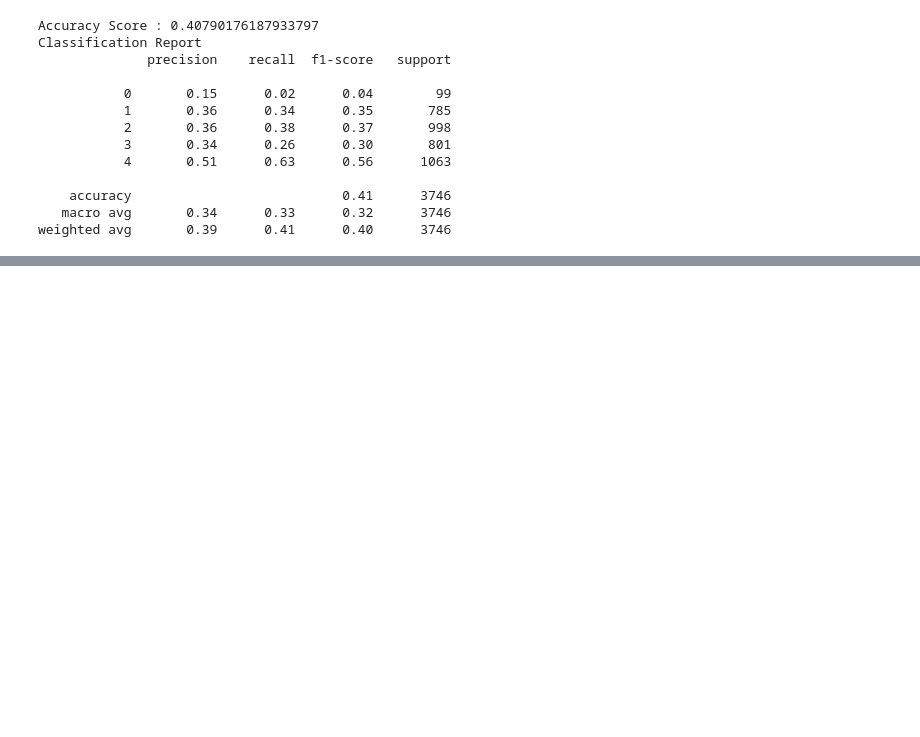
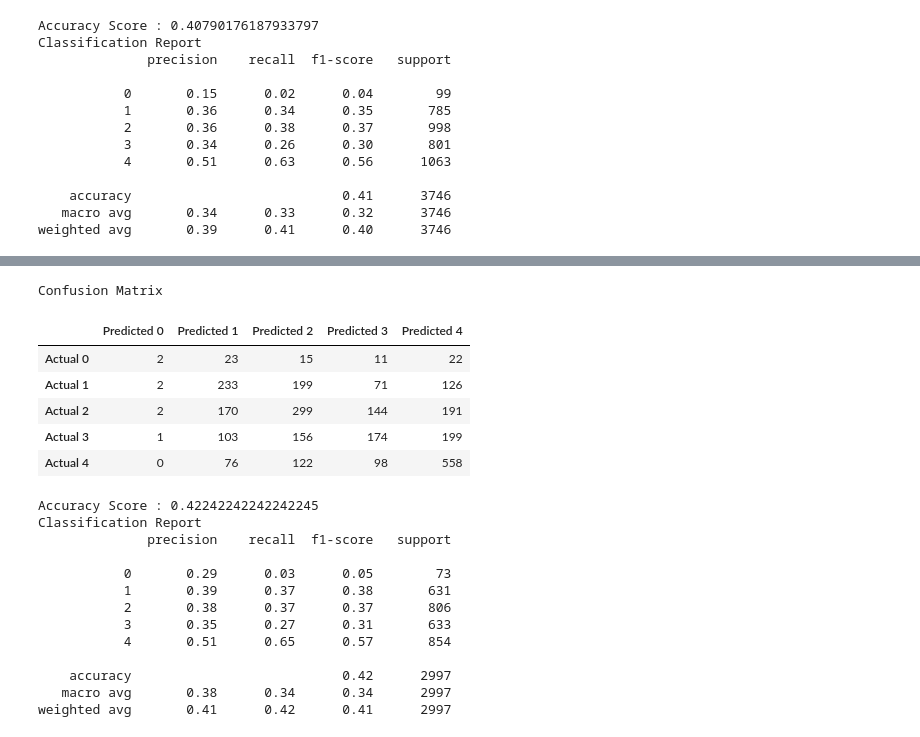
Before and after one commit to trosie3/UofODataViz_Final_Project, a Jupyter notebook: MLmodel.ipynb, the cells around one changed output, grey strips where cells are left out. Cells and saved outputs as stored; diff of their text form; code cells hidden in the pictures; blank space fills up the shorter version.

```diff
--- a/MLmodel.ipynb
+++ b/MLmodel.ipynb
@@ -958,0 +1012,28 @@ Try changing from train 75 / test 25 to train 80 /test 20 - RF, then maybe time
+# %%
+# Displaying results
+print("Confusion Matrix")
+display(cm_df7)
+print(f"Accuracy Score : {acc_score7}")
+print("Classification Report")
+print(classification_report(y_test7, predictions7))
+# %% [output]
+Confusion Matrix
+|  | Predicted 0 | Predicted 1 | Predicted 2 | Predicted 3 | Predicted 4 |
+| Actual 0 | 2 | 23 | 15 | 11 | 22 |
+| Actual 1 | 2 | 233 | 199 | 71 | 126 |
+| Actual 2 | 2 | 170 | 299 | 144 | 191 |
+| Actual 3 | 1 | 103 | 156 | 174 | 199 |
+| Actual 4 | 0 | 76 | 122 | 98 | 558 |
+Accuracy Score : 0.42242242242242245
+Classification Report
+              precision    recall  f1-score   support
+
+           0       0.29      0.03      0.05        73
+           1       0.39      0.37      0.38       631
+           2       0.38      0.37      0.37       806
+           3       0.35      0.27      0.31       633
+           4       0.51      0.65      0.57       854
+
+    accuracy                           0.42      2997
+   macro avg       0.38      0.34      0.34      2997
+weighted avg       0.41      0.42      0.41      2997
```
Also changed, not shown: parts of 21 cells of this notebook.
